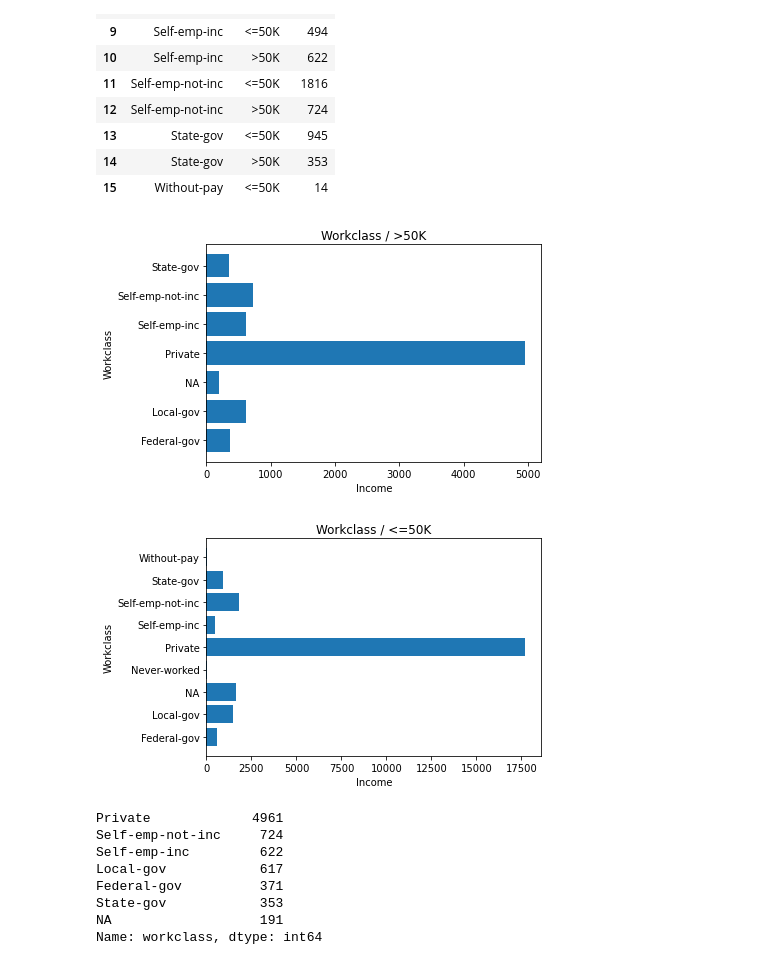
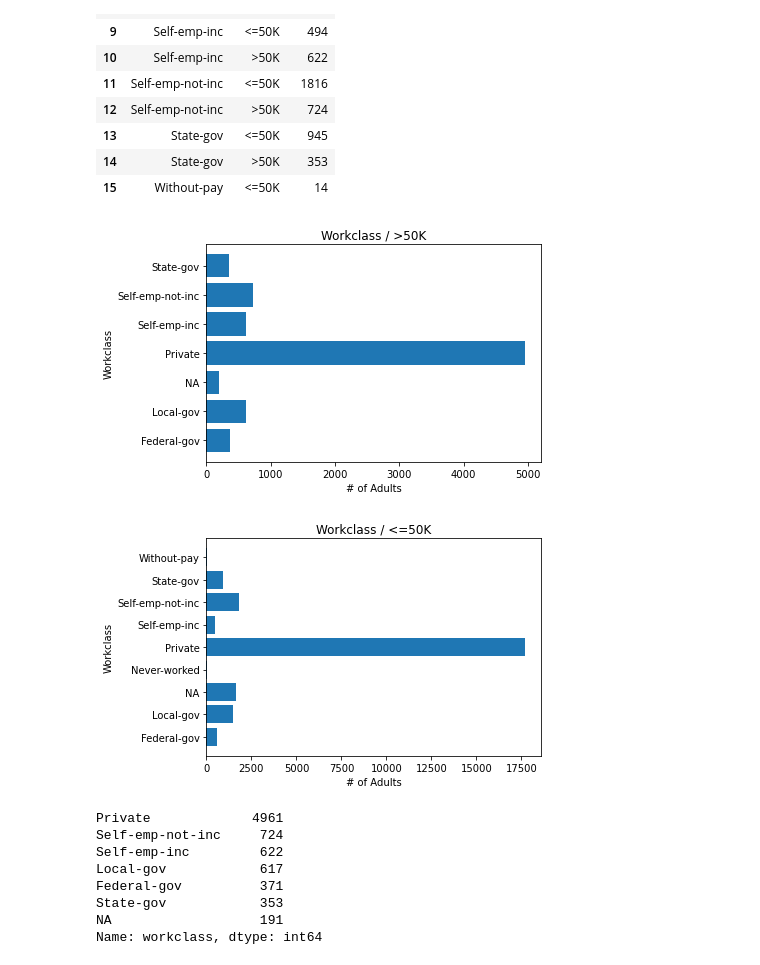
Before and after one commit to markerickson314/project-one, a Jupyter notebook: Katrice.ipynb, the cells around one changed output. Cells and saved outputs as stored; diff of their text form; code cells hidden in the pictures.

Commit message:
updated with charts and obs

```diff
--- a/Katrice.ipynb
+++ b/Katrice.ipynb
@@ -211,24 +225,24 @@ bar_income
 # %%
 #bar chart >50K
 high_income = bar_income[bar_income['income'] == '>50K']
 plt.barh(high_income['workclass'], high_income['sex'])
-plt.xlabel("Income")
+plt.xlabel("# of Adults")
 plt.ylabel("Workclass")
 plt.title("Workclass / >50K")
+
 plt.show()
-plt.show()
 # %% [output]
-[figure, old version]
+[figure, new version]
 # %%
 #bar chart <=50K
 low_income = bar_income[bar_income['income'] == '<=50K']
 plt.barh(low_income['workclass'], low_income['sex'])
-plt.xlabel("Income")
+plt.xlabel("# of Adults")
 plt.ylabel("Workclass")
 plt.title("Workclass / <=50K")
 plt.show()
 # %% [output]
-[figure, old version]
+[figure, new version]
 # %%
 #show income for each workclass. wklow(<=50k @ 50K each) - wkhigh(>50k @ 51K each)
 wkhigh = cleaned_df["workclass"][cleaned_df["income"] == ">50K"].value_counts()
```
Also changed, not shown: parts of 4 cells of this notebook, 1 other file.
